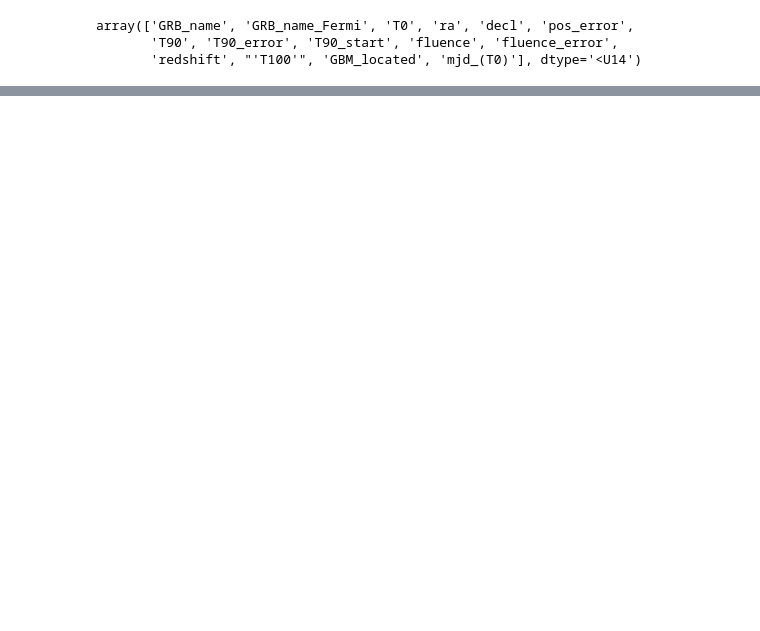
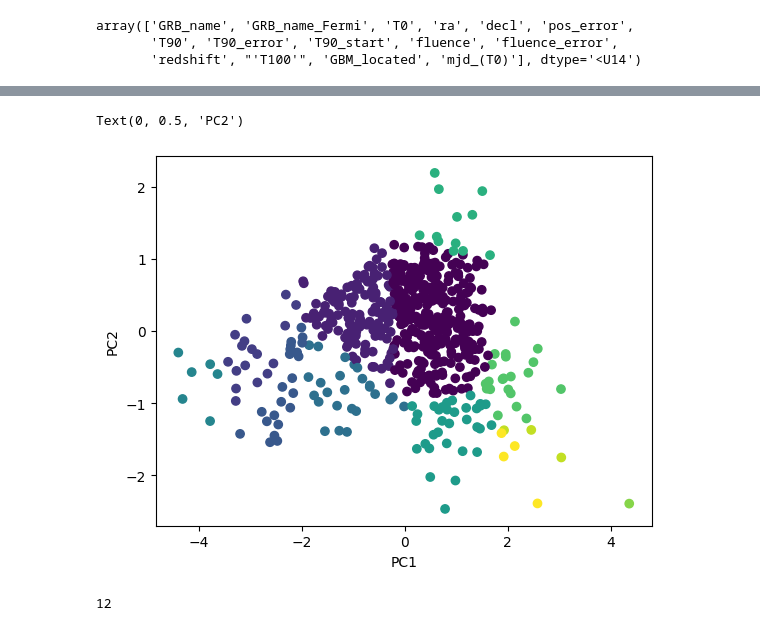
Before and after one commit to LorenzaImpicciche/astrostatistics_bicocca_2025, a Jupyter notebook: working/W14.ipynb, the cells around one changed output, grey strips where cells are left out. Drawn from its saved outputs; the diff is of its cells as text; code cells hidden in the pictures; blank space fills up the shorter version.

```diff
--- a/working/W14.ipynb
+++ b/working/W14.ipynb
@@ -167,0 +92,14 @@ Number of estimated clusters: 22
+# %%
+ms = MeanShift(bandwidth=0.6, bin_seeding=True)
+labels_ms = ms.fit_predict(X_scaled)
+
+plt.scatter(X_pca[:, 0], X_pca[:, 1], c=labels_ms)
+plt.xlabel("PC1")
+plt.ylabel("PC2")
+# %% [output]
+Text(0, 0.5, 'PC2')
+[figure, added]
+# %%
+len(np.unique(labels_ms))
+# %% [output]
+12
```
Also changed, not shown: parts of 24 cells of this notebook.
